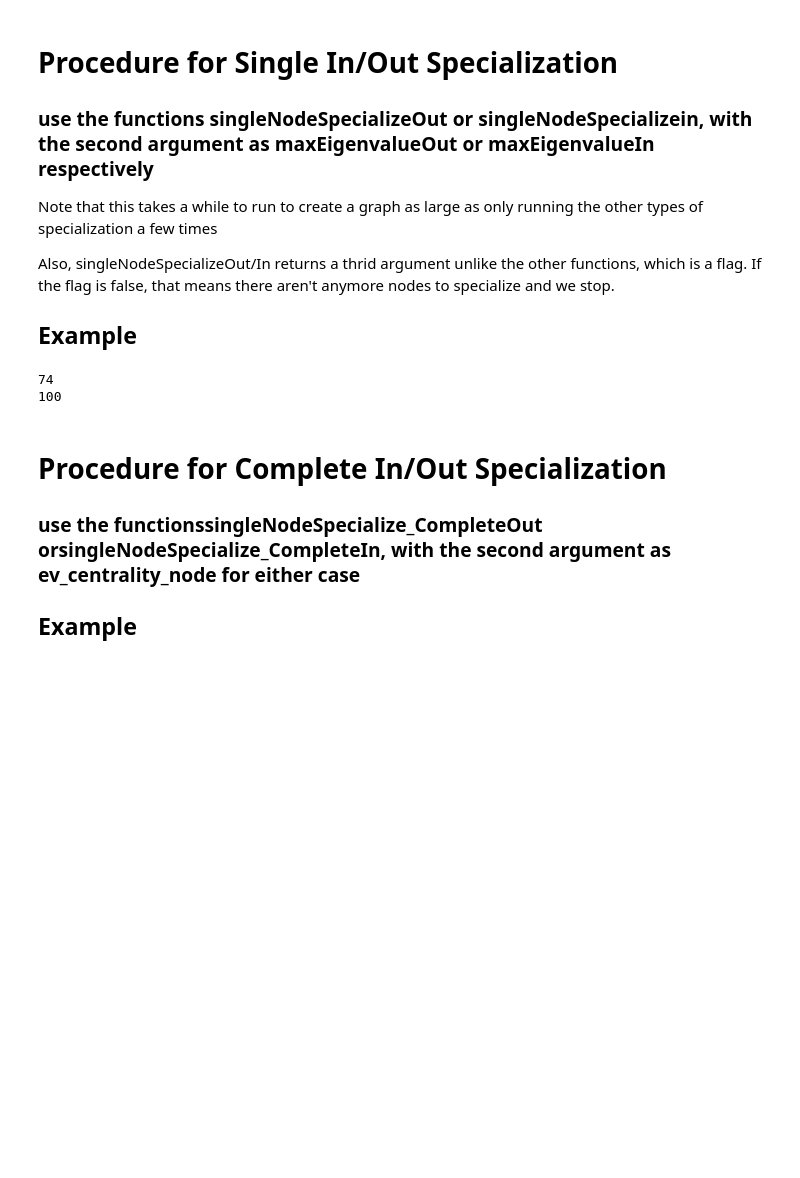
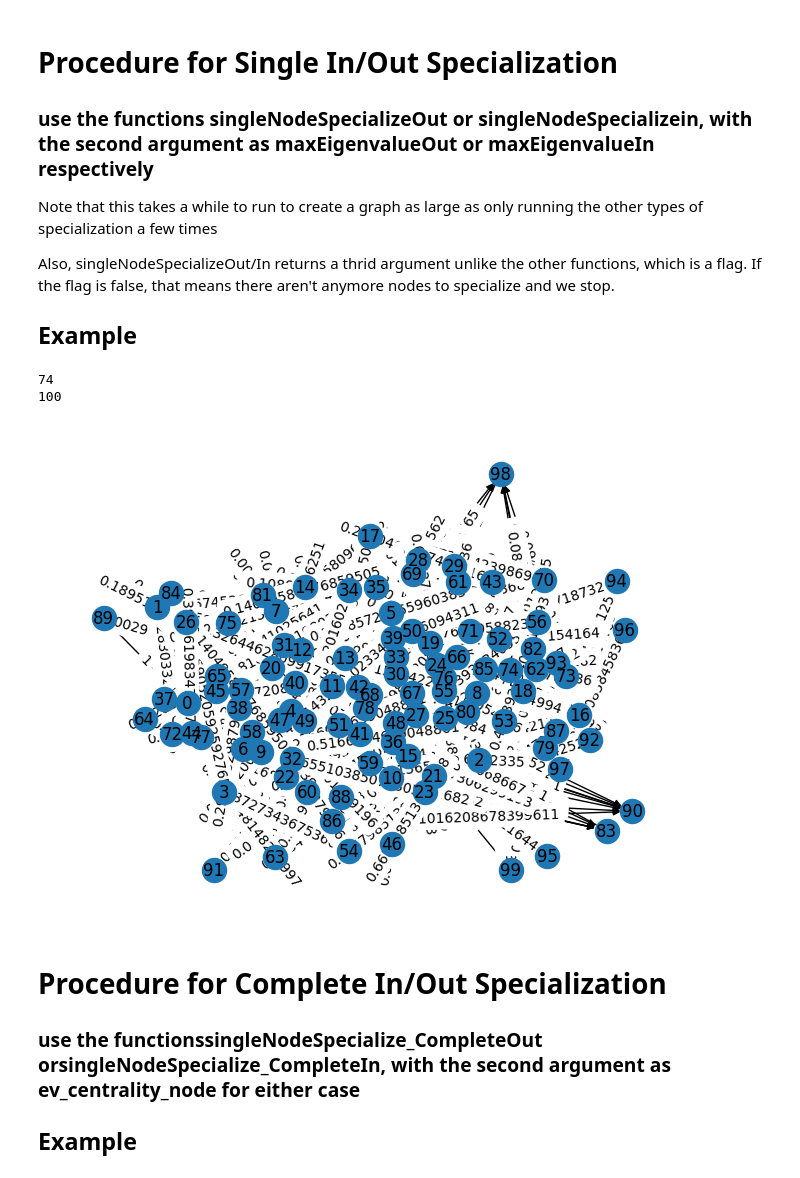
Before and after one commit to BismarkPrime/EquitablePartitions, a Jupyter notebook: Specialization_eigencatching/Specialization_Template.ipynb, the cells around one changed output. Drawn from its saved outputs; the diff is of its cells as text; code cells hidden in the pictures; blank space fills up the shorter version.

```diff
--- a/Specialization_eigencatching/Specialization_Template.ipynb
+++ b/Specialization_eigencatching/Specialization_Template.ipynb
@@ -272,33 +272,34 @@ which is a flag. If the flag is false, that means there aren't anymore nodes to
 # %%
 
 G = random_graph_norm(25,.25) #Generate Random Graph
 num_nodes = [len(G.nodes)]
 diameters = [nx.diameter(G)]
 variance = [variance_ev(G)]
 density = [nx.density(G)]
 
 G,flag = singleNodeSpecializeOut(G,maxEigenvalueOut)  #you can switch out how we choose the node here
 
 num_nodes.append(len(G.nodes))
 diameters.append(nx.diameter(G))
 variance.append(variance_ev(G))
 density.append(nx.density(G))
 
 count=0
 while(G.number_of_nodes()<100 and count<100 and flag):#specialize until we have more than 3000 nodes or 25 times.
     num_nodes.append(len(G.nodes))
     diameters.append(nx.diameter(G))
     variance.append(variance_ev(G))
     density.append(nx.density(G))
 
     G,flag = singleNodeSpecializeOut(G,maxEigenvalueOut)
     count+=1
 print(count)
 print(G.number_of_nodes())
-#show_graph(G)
+show_graph(G)
 # %% [output]
 74
 100
+[figure, added]
 # %% [markdown]
 # Procedure for Complete In/Out Specialization
 ### use the functionssingleNodeSpecialize_CompleteOut orsingleNodeSpecialize_CompleteIn, with the second argument as ev_centrality_node for either case
```
Also changed, not shown: parts of 1 cell of this notebook, 3 other files.
